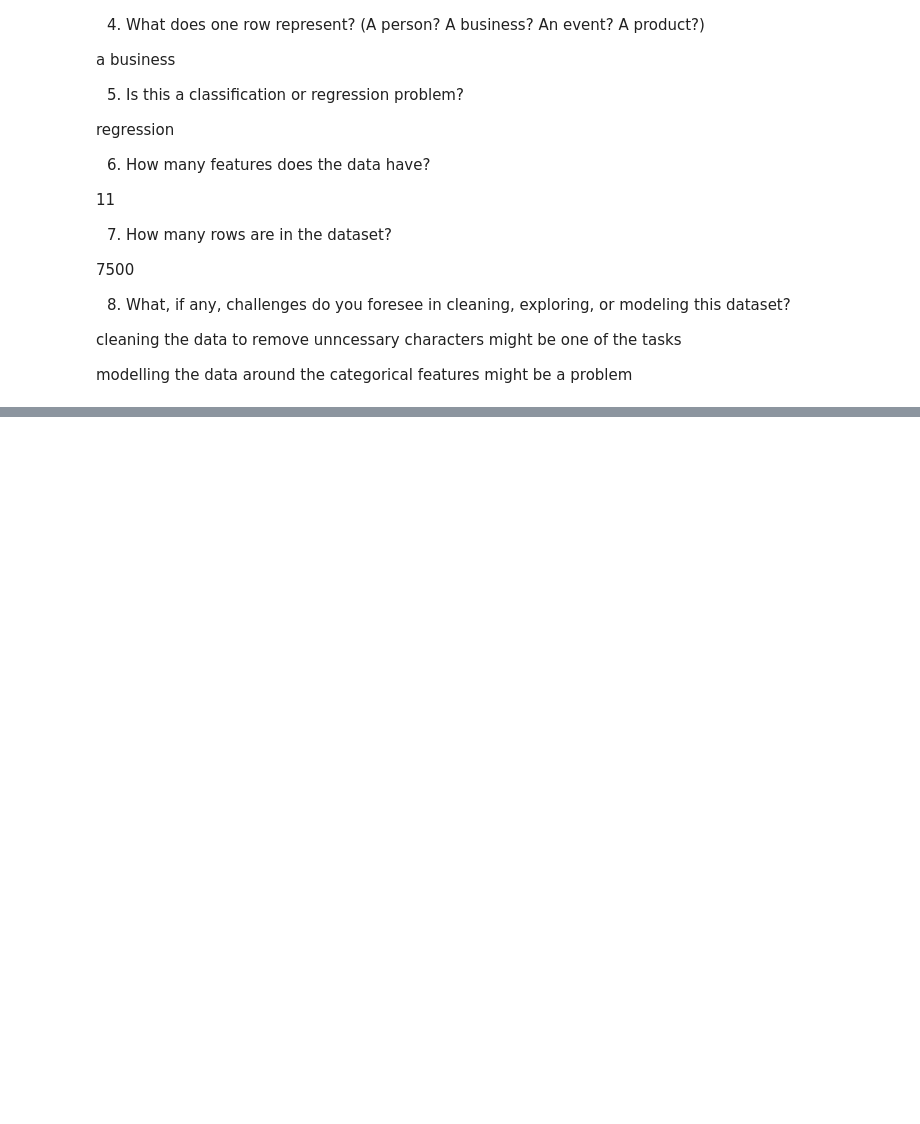
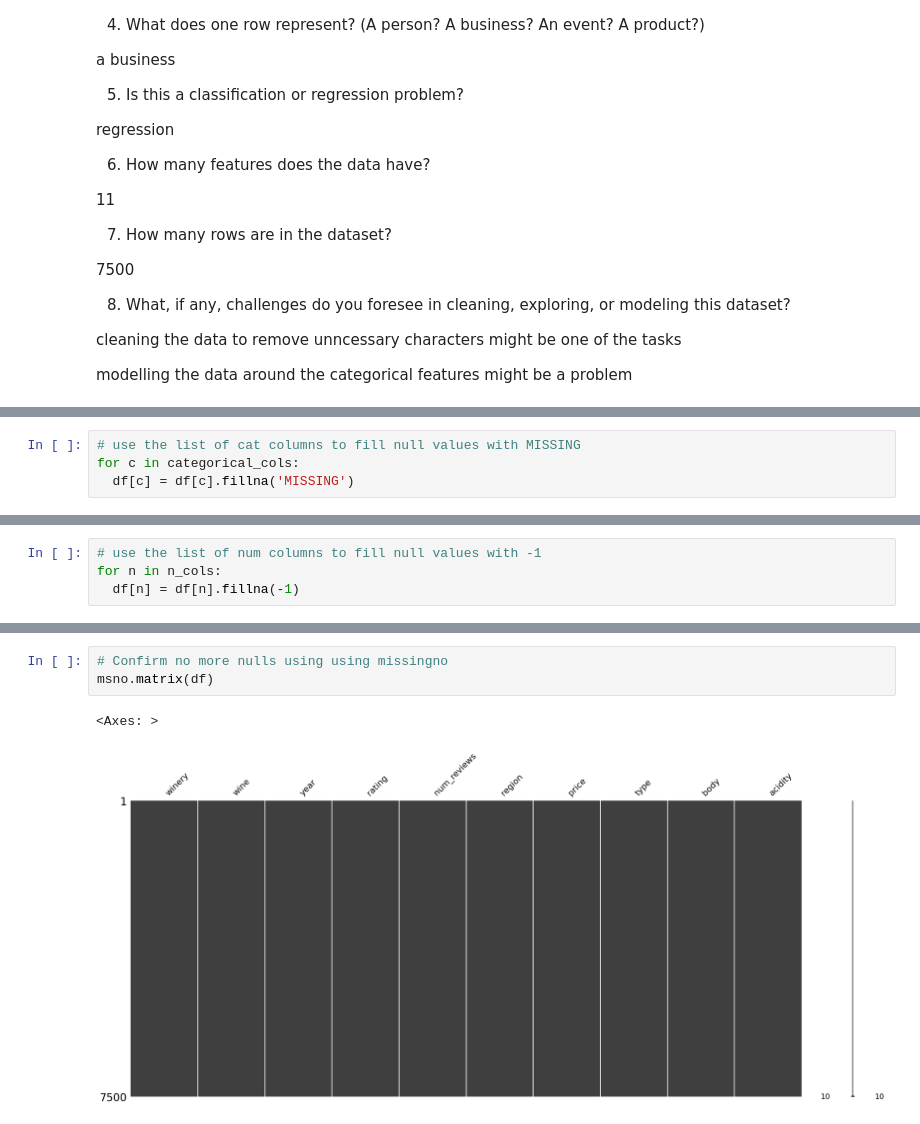
Before and after one commit to ainejerry/wine_repo, a Jupyter notebook: PROJECT_2_WINE.ipynb, the cells around one changed output, grey strips where cells are left out. Saved outputs shown, nothing was run; the diff lists cells and outputs as text; blank space fills up the shorter version.

```diff
--- a/PROJECT_2_WINE.ipynb
+++ b/PROJECT_2_WINE.ipynb
@@ -142,0 +200,4 @@ modelling the data around the categorical and numerical features might be a prob
+# %%
+# use the list of cat columns to fill null values with MISSING
+for c in categorical_cols:
+  df[c] = df[c].fillna('MISSING')
@@ -142,0 +210,4 @@ modelling the data around the categorical and numerical features might be a prob
+# %%
+# use the list of num columns to fill null values with -1
+for n in n_cols:
+  df[n] = df[n].fillna(-1)
@@ -142,0 +229,6 @@ modelling the data around the categorical and numerical features might be a prob
+# %%
+# Confirm no more nulls using using missingno
+msno.matrix(df)
+# %% [output]
+<Axes: >
+[figure, added]
```
Also changed, not shown: parts of 18 cells of this notebook.
